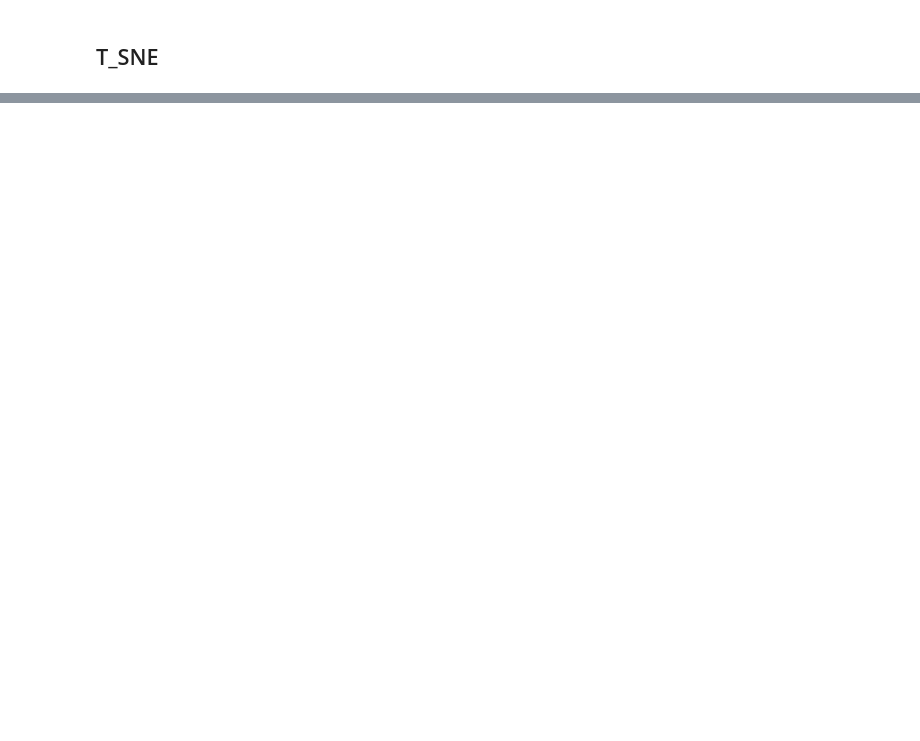
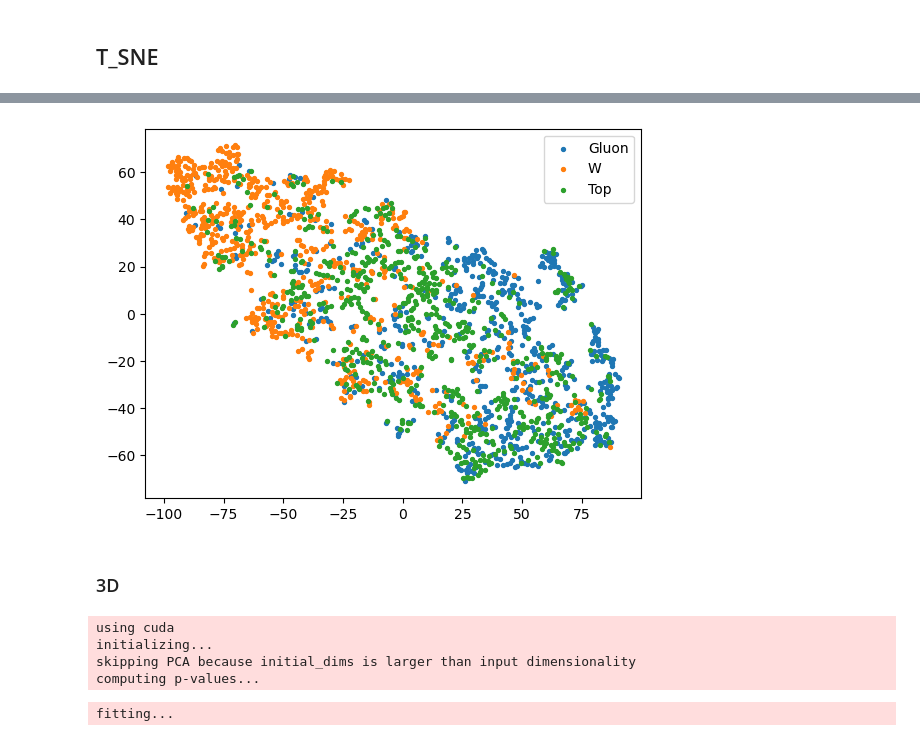
Before and after one commit to niklai99/jet-tagging, a Jupyter notebook: DGL_autoencoder/performance_analysis.ipynb, the cells around one changed output, grey strips where cells are left out. Drawn from its saved outputs; the diff is of its cells as text; code cells hidden in the pictures; blank space fills up the shorter version.

```diff
--- a/DGL_autoencoder/performance_analysis.ipynb
+++ b/DGL_autoencoder/performance_analysis.ipynb
@@ -289,0 +264,2 @@ plt.legend()
+# %%
+test_dataloader = GraphDataLoader(test_dataset, shuffle=True, batch_size=1)
@@ -289,0 +280,32 @@ plt.legend()
+# %%
+def tsne(latent_jets, labels, target_lbl, ndata=1000, perplexity=20, n_components=2):
+    mask = sum([labels.nonzero().squeeze()[:,1] == val for val in target_lbl]).bool()
+    X = latent_jets[mask][:ndata]
+    lbl = labels[mask][:ndata].nonzero().squeeze()[:,1]
+    X_emb = TSNE(n_components=n_components, perplexity=perplexity, n_iter=2000, verbose=True).fit_transform(X)
+
+    return X_emb, lbl
+# %%
+def plot_tsne(X_emb, lbl_emb, plot_lbl, fig):
+
+    labels_str = ['Gluon', 'Quark', 'W', 'Z', 'Top', 'Undefined']
+    n = X_emb.shape[1]
+    if n == 2:
+        ax = fig.add_subplot(111)
+
+        for j in plot_lbl:
+            X_plt = X_emb[lbl_emb==j]
+            ax.scatter(X_plt[:,0], X_plt[:,1], label=labels_str[j], s = 8)
+
+    elif n == 3:
+        ax = fig.add_subplot(111, projection='3d')
+
+        for j in plot_lbl:
+            X_plt = X_emb[lbl_emb==j]
+            ax.scatter(X_plt[:,0], X_plt[:,1], X_plt[:,2], label=labels_str[j], s = 8)
+
+    else:
+        print('mannaggia')
+        return None
+
+    return ax
@@ -289,0 +314,3 @@ plt.legend()
+# %%
+X_emb, lbls = tsne(latent_jets, labels, [0, 2, 4], 2000, perplexity=28)
+print(X_emb.shape, lbls.shape)
@@ -289,0 +324,7 @@ plt.legend()
+# %%
+fig2d = plt.figure()
+ax = plot_tsne(X_emb, lbls, [0, 2, 4], fig2d)
+ax.legend()
+plt.show()
+# %% [output]
+[figure, added]
@@ -289,0 +335,10 @@ plt.legend()
+# %% [markdown]
+### 3D
+# %%
+X_emb, lbl_emb = tsne(latent_jets, labels, [0, 2], 2000, n_components=3)
+# %% [output]
+using cuda
+initializing...
+skipping PCA because initial_dims is larger than input dimensionality
+computing p-values...
+fitting...
```
Also changed, not shown: parts of 25 cells of this notebook, 28 other files.
